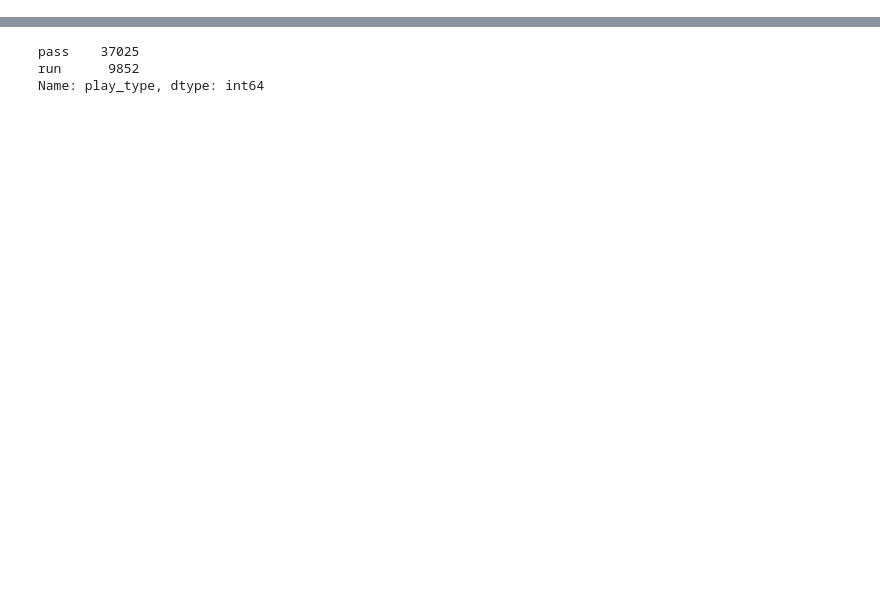
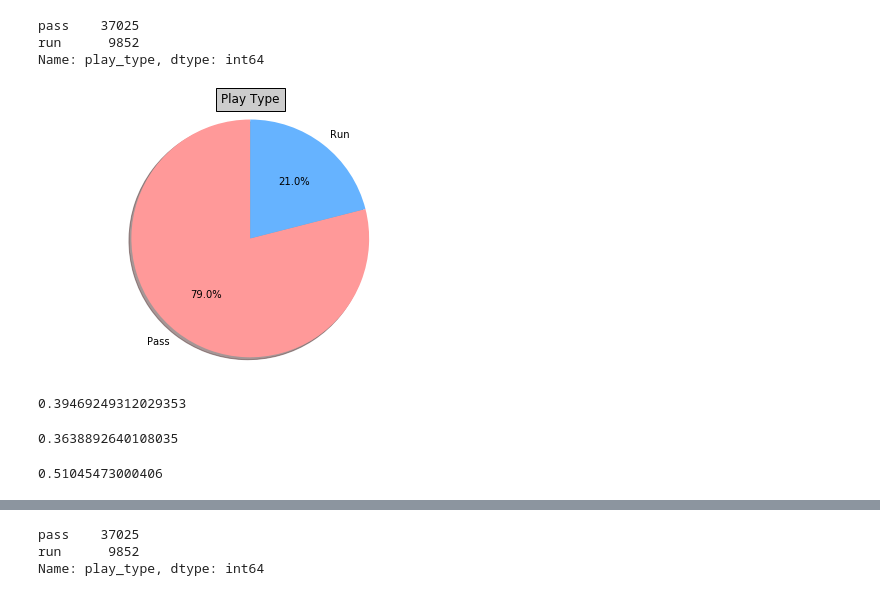
Before and after one commit to juliasweet/Final_Project, a Jupyter notebook: Prediction_Pass_vs_Run.ipynb, the cells around one changed output, grey strips where cells are left out. Drawn from its saved outputs; the diff is of its cells as text; code cells hidden in the pictures; blank space fills up the shorter version.

```diff
--- a/Prediction_Pass_vs_Run.ipynb
+++ b/Prediction_Pass_vs_Run.ipynb
@@ -44,0 +50,42 @@ Third_Down.head()
+# %%
+#Play type Pass vs Run
+Third_Down['play_type'].value_counts()
+# %% [output]
+pass    37025
+run      9852
+Name: play_type, dtype: int64
+# %%
+# Pie chart
+labels = ['Pass', 'Run']
+sizes = [37025, 9852]
+# only "explode" the 2nd slice (i.e. 'Hogs')
+explode = (0, 0)
+#add colors
+colors = ['#ff9999','#66b3ff','#99ff99','#ffcc99']
+fig1, ax1 = plt.subplots()
+ax1.pie(sizes, explode=explode, labels=labels, colors=colors, autopct='%1.1f%%',
+        shadow=True, startangle=90)
+# Equal aspect ratio ensures that pie is drawn as a circle
+ax1.axis('equal')
+plt.tight_layout()
+plt.title("Play Type", bbox={'facecolor':'0.8', 'pad':5})
+
+plt.savefig('Play Type Average Comparison.png')
+plt.show()
+# %% [output]
+[figure, added]
+# %%
+#Third Down Converted Average
+Third_Down['third_down_converted'].mean()
+# %% [output]
+0.39469249312029353
+# %%
+#Pass average converted
+Third_Down[Third_Down['play_type'] == 'pass']['third_down_converted'].mean()
+# %% [output]
+0.3638892640108035
+# %%
+#Run average converted
+Third_Down[Third_Down['play_type'] == 'run']['third_down_converted'].mean()
+# %% [output]
+0.51045473000406
```
Also changed, not shown: parts of 56 cells of this notebook, 12 other files.
